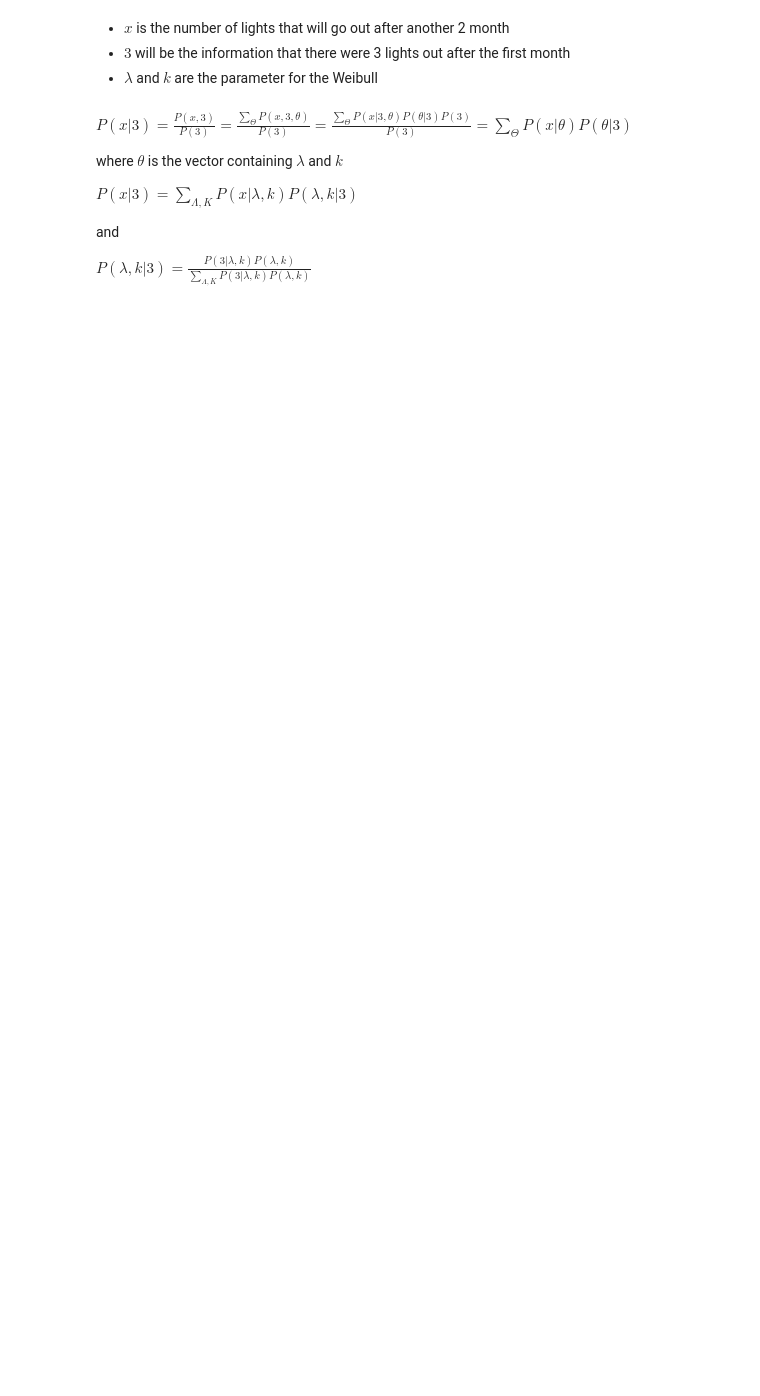
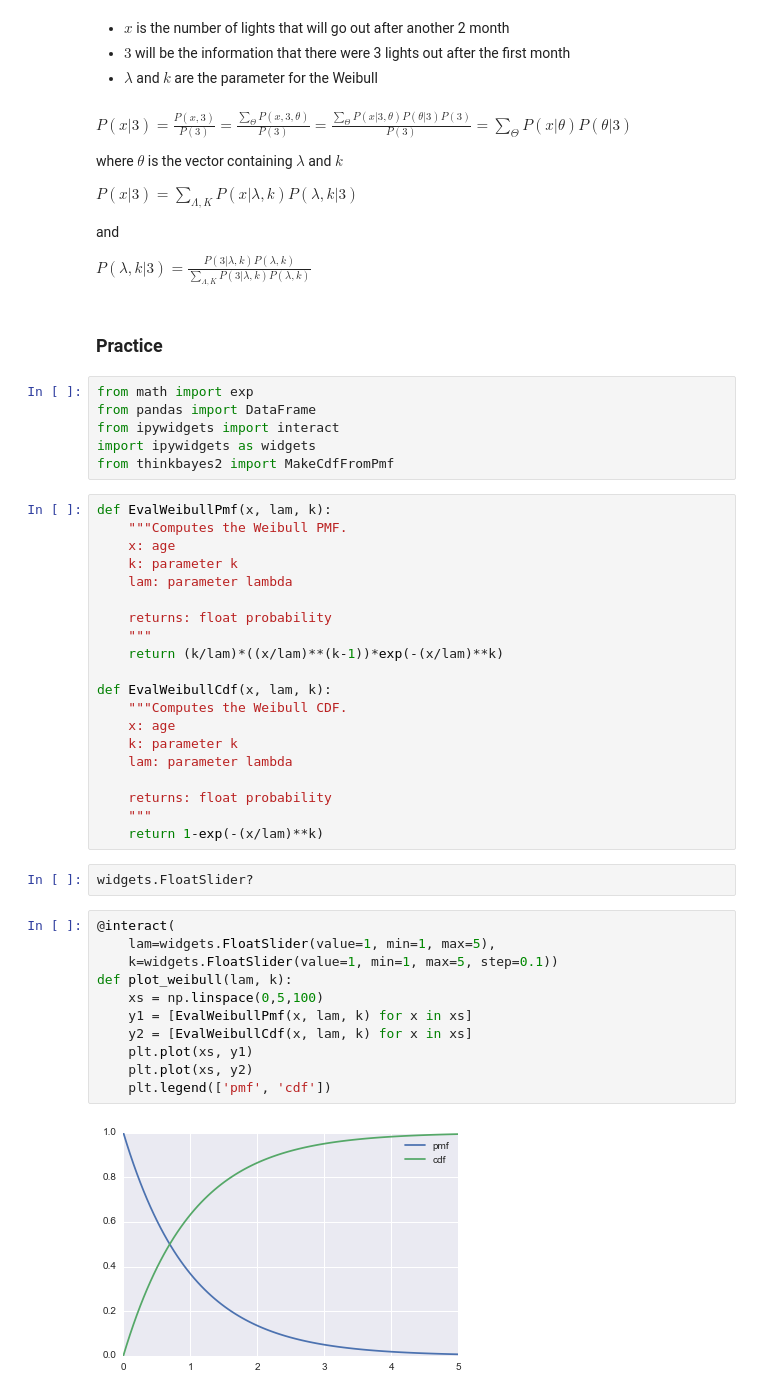
Before and after one commit to atremblay/ThinkBayes2, a Jupyter notebook: Chapter 7 - Exercices.ipynb, the cells around one changed output. Saved outputs shown, nothing was run; the diff lists cells and outputs as text; blank space fills up the shorter version.

```diff
--- a/Chapter 7 - Exercices.ipynb
+++ b/Chapter 7 - Exercices.ipynb
@@ -229,5 +229,48 @@ $P(x|3)=\sum_{\Lambda,K}{P(x|\lambda, k)P(\lambda,k|3)}$
 and
 
 $P(\lambda,k|3)=\frac{P(3|\lambda,k)P(\lambda,k)}{\sum_{\Lambda,K}{P(3|\lambda, k)P(\lambda,k)}}$
+# %% [markdown]
+### Practice
+# %%
+from math import exp
+from pandas import DataFrame
+from ipywidgets import interact
+import ipywidgets as widgets
+from thinkbayes2 import MakeCdfFromPmf
+# %%
+def EvalWeibullPmf(x, lam, k):
+    """Computes the Weibull PMF.
+    x: age
+    k: parameter k
+    lam: parameter lambda
+
+    returns: float probability
+    """
+    return (k/lam)*((x/lam)**(k-1))*exp(-(x/lam)**k)
+
+def EvalWeibullCdf(x, lam, k):
+    """Computes the Weibull CDF.
+    x: age
+    k: parameter k
+    lam: parameter lambda
+
+    returns: float probability
+    """
+    return 1-exp(-(x/lam)**k)
+# %%
+widgets.FloatSlider?
+# %%
+@interact(
+    lam=widgets.FloatSlider(value=1, min=1, max=5),
+    k=widgets.FloatSlider(value=1, min=1, max=5, step=0.1))
+def plot_weibull(lam, k):
+    xs = np.linspace(0,5,100)
+    y1 = [EvalWeibullPmf(x, lam, k) for x in xs]
+    y2 = [EvalWeibullCdf(x, lam, k) for x in xs]
+    plt.plot(xs, y1)
+    plt.plot(xs, y2)
+    plt.legend(['pmf', 'cdf'])
+# %% [output]
+[figure, added]
 # %%
 class Light(Suite):
```
Also changed, not shown: parts of 19 cells of this notebook.
